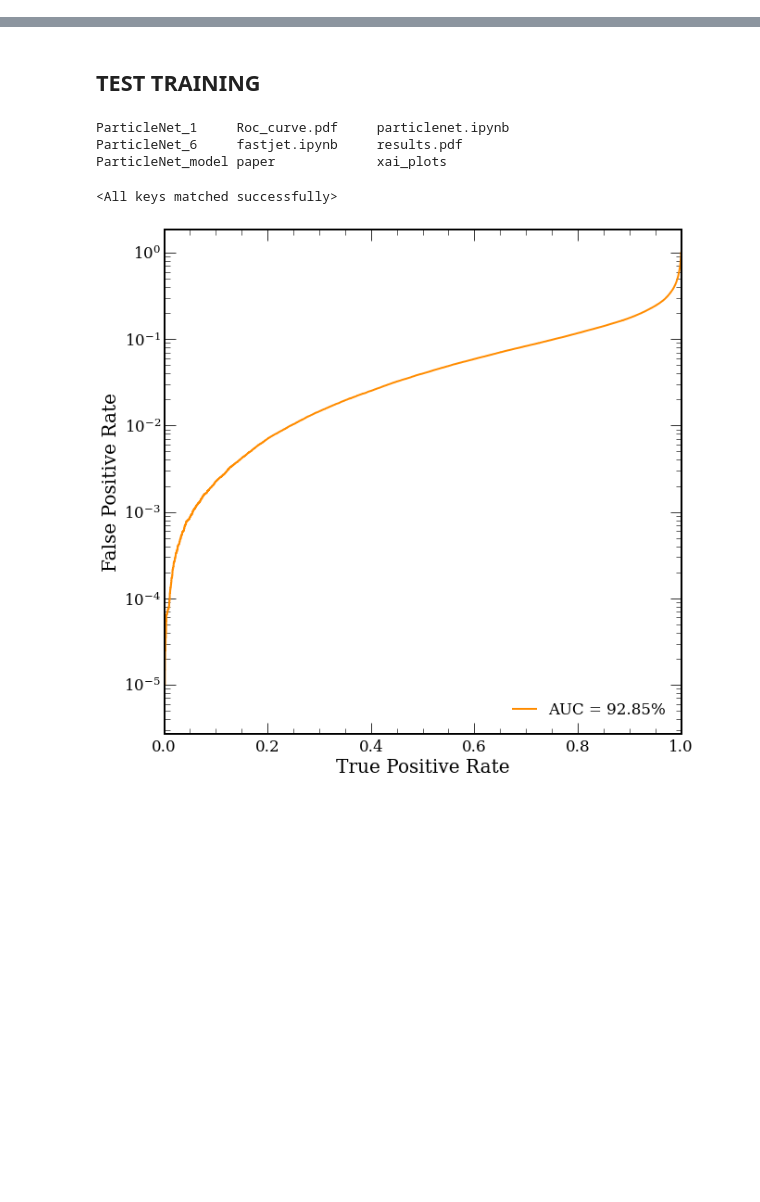
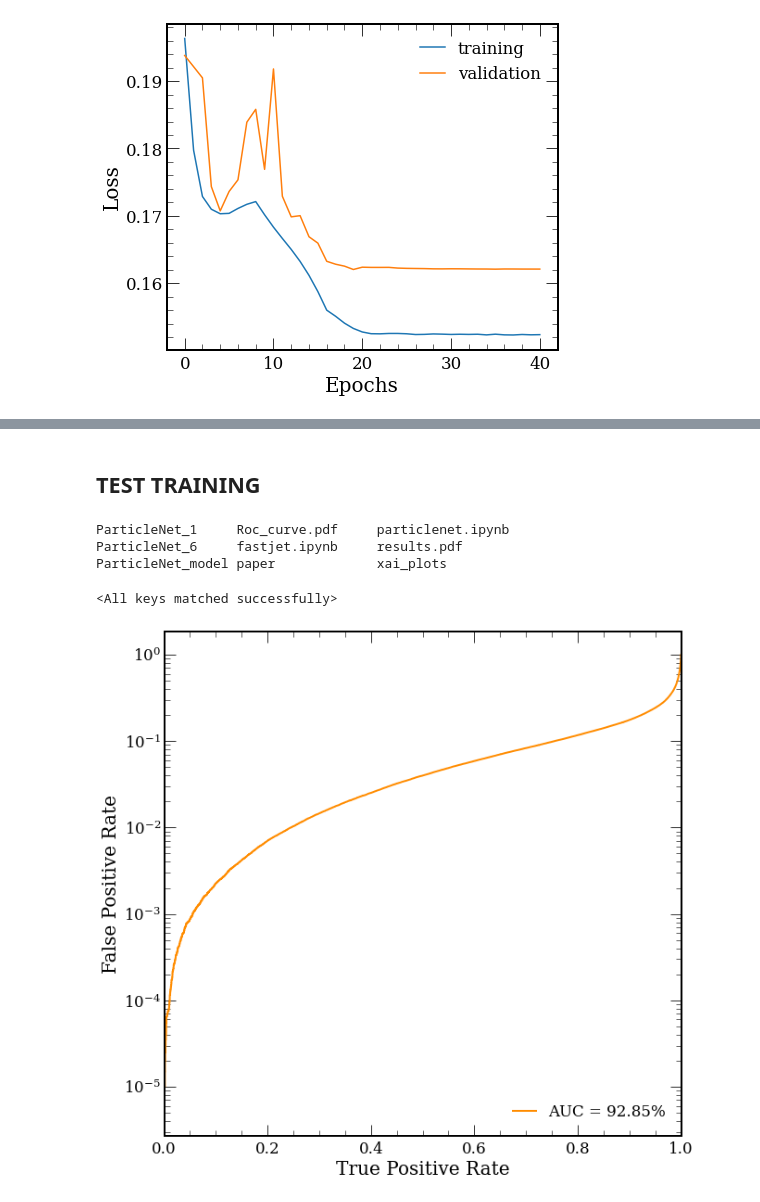
Before and after one commit to farakiko/xai4hep, a Jupyter notebook: binder/particlenet.ipynb, the cells around one changed output, grey strips where cells are left out. Saved outputs shown, nothing was run; the diff lists cells and outputs as text; code cells hidden in the pictures; blank space fills up the shorter version.

```diff
--- a/binder/particlenet.ipynb
+++ b/binder/particlenet.ipynb
@@ -40,0 +46,20 @@ import pickle as pkl
+# %%
+with open('ParticleNet_3/loss_40_train.pkl', 'rb') as f:
+    losses_train = pkl.load(f)
+with open('ParticleNet_3/loss_40_valid.pkl', 'rb') as f:
+    losses_valid = pkl.load(f)
+# %%
+# make loss plots
+fig, ax = plt.subplots(figsize=(7,6))
+ax.plot(range(len(losses_train)), losses_train, label="training")
+ax.plot(range(len(losses_valid)), losses_valid, label="validation")
+ax.set_xlabel("Epochs")
+ax.set_ylabel("Loss")
+ax.legend(loc="best")
+plt.savefig(f"paper/loss.pdf")
+# ax.set_ylim(0.15,0.22)
+# ax.set_yscale('log')
+plt.savefig('ParticleNet_3/loss.pdf')
+plt.show()
+# %% [output]
+[figure, added]
```
Also changed, not shown: parts of 3 cells of this notebook, 1 other file.
